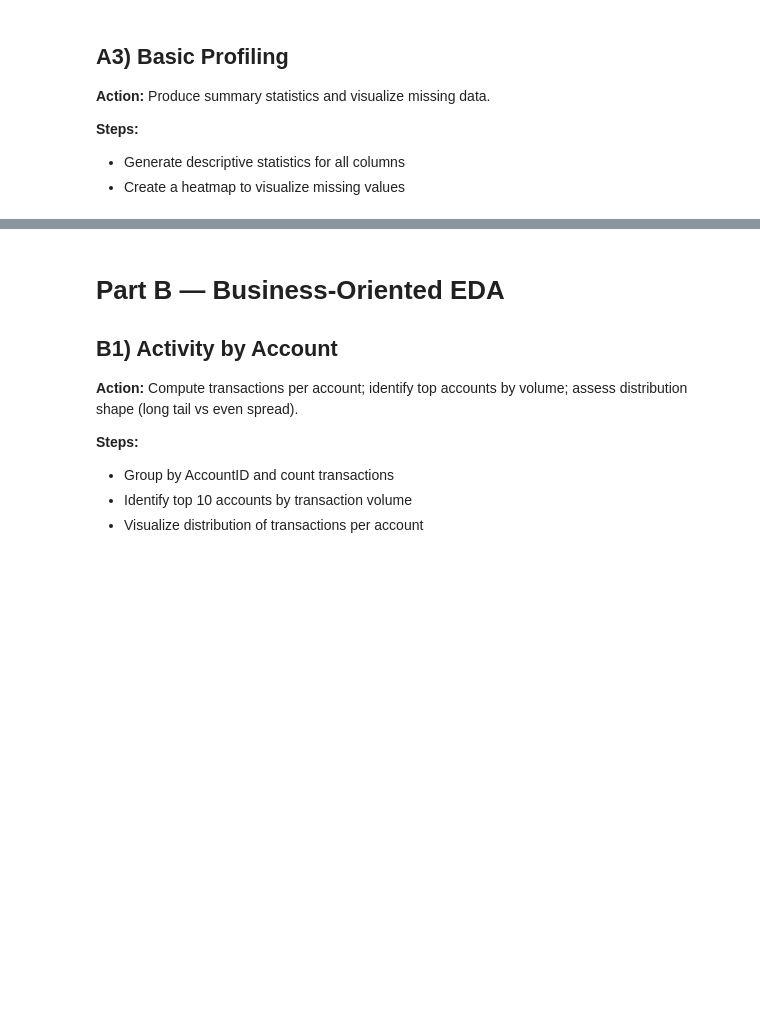
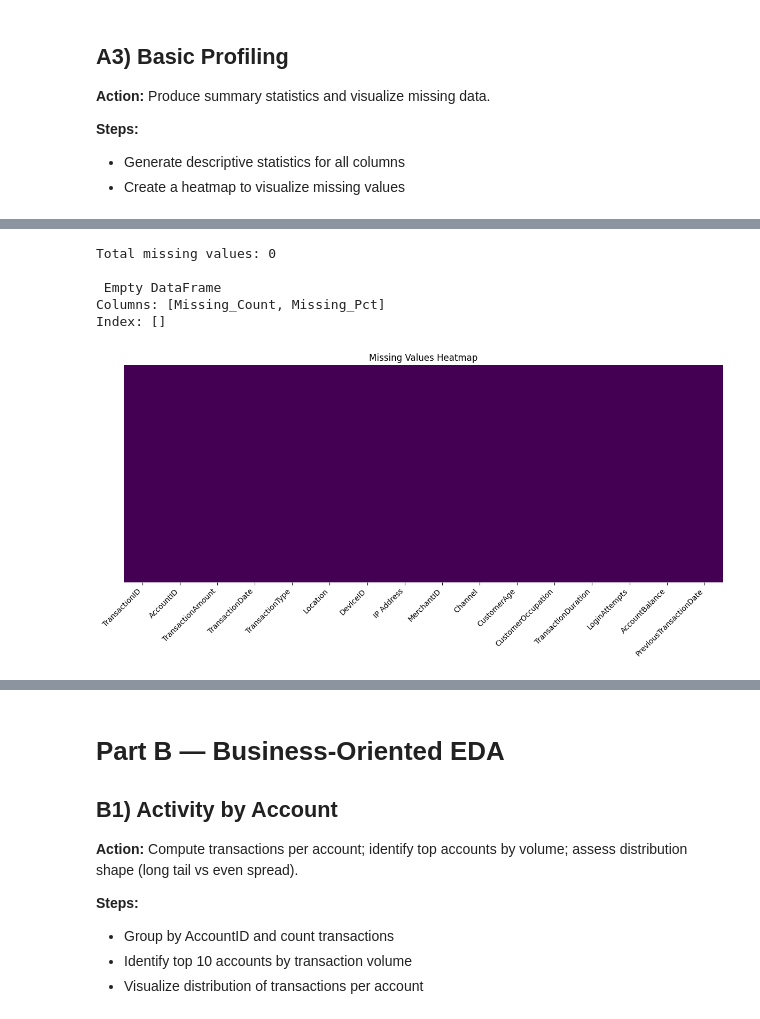
Before and after one commit to rocaaj/dsba-eda-lab, a Jupyter notebook: eda_lab.ipynb, the cells around one changed output, grey strips where cells are left out. Cells and saved outputs as stored; diff of their text form; code cells hidden in the pictures; blank space fills up the shorter version.

```diff
--- a/eda_lab.ipynb
+++ b/eda_lab.ipynb
@@ -61,4 +61,21 @@ The dataset is synthetic and intended for exploratory pattern analysis.
 # %%
-# Import packages and load data
+# import packages and load data
+import pandas as pd
+import numpy as np
+import seaborn as sns
+import matplotlib.pyplot as plt
+
+df = pd.read_csv('bank_transactions_data_2.csv')
 # %%
-# Check info, null values, and parse dates
+# column names + data types
+df.info()
+
+# null values
+df.isna().sum()
+
+# parse dates
+df['TransactionDate'] = pd.to_datetime(df['TransactionDate'])
+df['PreviousTransactionDate'] = pd.to_datetime(df['PreviousTransactionDate'])
+
+# sanity check
+df.info()
@@ -86,2 +211,24 @@ The dataset is synthetic and intended for exploratory pattern analysis.
 # %%
-# Visualize missing data with heatmap
+# visualize missing data with heatmap
+missing_count = df.isna().sum().sum()
+print(f"Total missing values: {missing_count}")
+
+missing_summary = pd.DataFrame({
+    'Missing_Count': df.isna().sum(),
+    'Missing_Pct': (df.isna().sum() / len(df)) * 100
+})
+print("\n", missing_summary[missing_summary['Missing_Count'] > 0])
+
+# create heatmap
+plt.figure(figsize=(12, 6))
+sns.heatmap(df.isna(), cbar=False, yticklabels=False, cmap='viridis')
+plt.title('Missing Values Heatmap')
+plt.xticks(rotation=45, ha='right')
+plt.tight_layout()
+# %% [output]
+Total missing values: 0
+
+ Empty DataFrame
+Columns: [Missing_Count, Missing_Pct]
+Index: []
+[figure, added]
```
Also changed, not shown: parts of 34 cells of this notebook.
